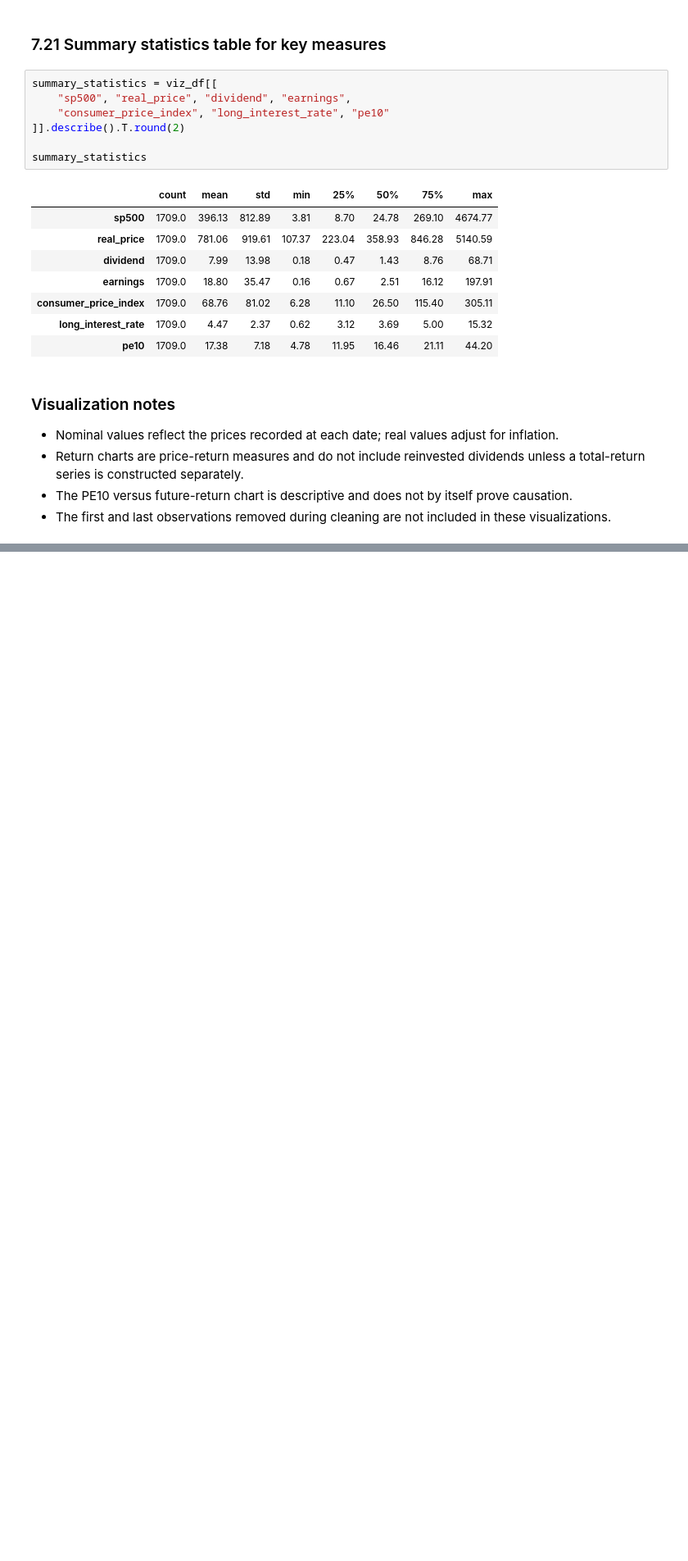
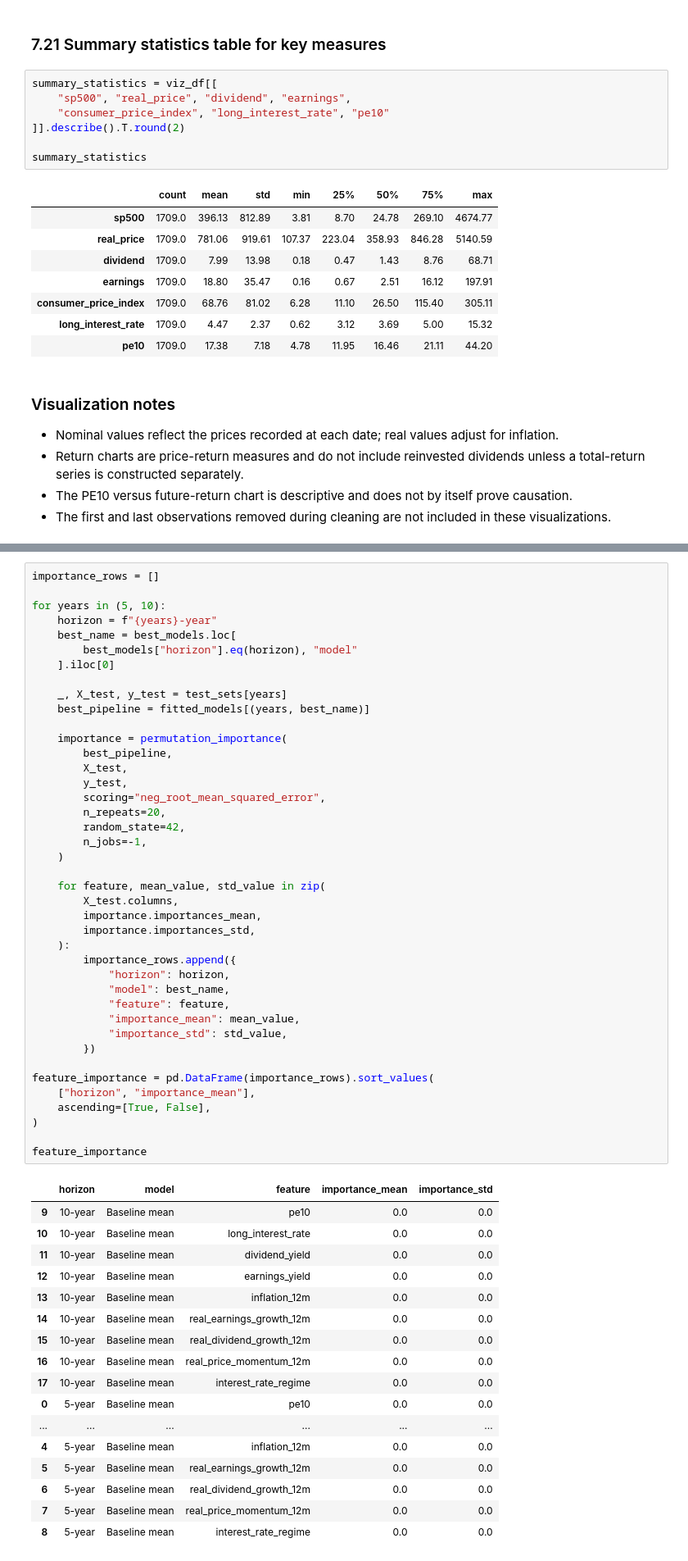
Before and after one commit to shubhamgarg190110/SP_500_Research_Project, a Jupyter notebook: sp500_project.ipynb, the cells around one changed output, grey strips where cells are left out. Shown at 82% size. Cells and saved outputs as stored; diff of their text form; blank space fills up the shorter version.

```diff
--- a/sp500_project.ipynb
+++ b/sp500_project.ipynb
@@ -590,0 +993,59 @@ summary_statistics
+# %%
+importance_rows = []
+
+for years in (5, 10):
+    horizon = f"{years}-year"
+    best_name = best_models.loc[
+        best_models["horizon"].eq(horizon), "model"
+    ].iloc[0]
+
+    _, X_test, y_test = test_sets[years]
+    best_pipeline = fitted_models[(years, best_name)]
+
+    importance = permutation_importance(
+        best_pipeline,
+        X_test,
+        y_test,
+        scoring="neg_root_mean_squared_error",
+        n_repeats=20,
+        random_state=42,
+        n_jobs=-1,
+    )
+
+    for feature, mean_value, std_value in zip(
+        X_test.columns,
+        importance.importances_mean,
+        importance.importances_std,
+    ):
+        importance_rows.append({
+            "horizon": horizon,
+            "model": best_name,
+            "feature": feature,
+            "importance_mean": mean_value,
+            "importance_std": std_value,
+        })
+
+feature_importance = pd.DataFrame(importance_rows).sort_values(
+    ["horizon", "importance_mean"],
+    ascending=[True, False],
+)
+
+feature_importance
+# %% [output]
+|  | horizon | model | feature | importance_mean | importance_std |
+| 9 | 10-year | Baseline mean | pe10 | 0.0 | 0.0 |
+| 10 | 10-year | Baseline mean | long_interest_rate | 0.0 | 0.0 |
+| 11 | 10-year | Baseline mean | dividend_yield | 0.0 | 0.0 |
+| 12 | 10-year | Baseline mean | earnings_yield | 0.0 | 0.0 |
+| 13 | 10-year | Baseline mean | inflation_12m | 0.0 | 0.0 |
+| 14 | 10-year | Baseline mean | real_earnings_growth_12m | 0.0 | 0.0 |
+| 15 | 10-year | Baseline mean | real_dividend_growth_12m | 0.0 | 0.0 |
+| 16 | 10-year | Baseline mean | real_price_momentum_12m | 0.0 | 0.0 |
+| 17 | 10-year | Baseline mean | interest_rate_regime | 0.0 | 0.0 |
+| 0 | 5-year | Baseline mean | pe10 | 0.0 | 0.0 |
+| ... | ... | ... | ... | ... | ... |
+| 4 | 5-year | Baseline mean | inflation_12m | 0.0 | 0.0 |
+| 5 | 5-year | Baseline mean | real_earnings_growth_12m | 0.0 | 0.0 |
+| 6 | 5-year | Baseline mean | real_dividend_growth_12m | 0.0 | 0.0 |
+| 7 | 5-year | Baseline mean | real_price_momentum_12m | 0.0 | 0.0 |
+| 8 | 5-year | Baseline mean | interest_rate_regime | 0.0 | 0.0 |
```
Also changed, not shown: parts of 17 cells of this notebook.
